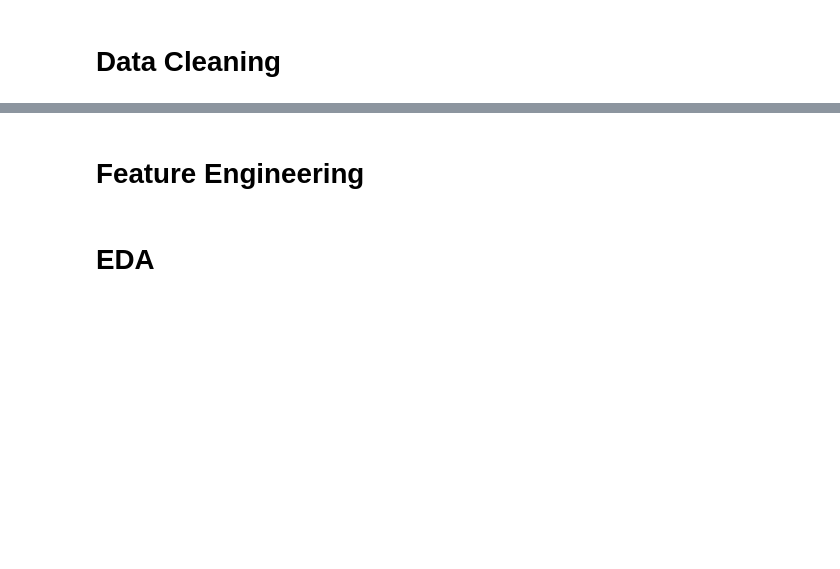
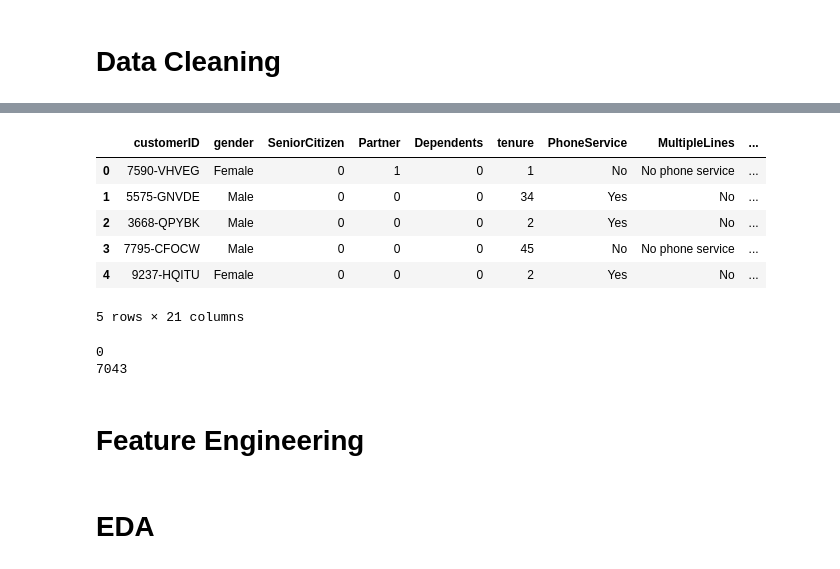
Before and after one commit to Mohamed-Elsemary/Data-Driven-Customer-Retention, a Jupyter notebook: Data_Driven_Customer_Retention_.ipynb, the cells around one changed output, grey strips where cells are left out. Saved outputs shown, nothing was run; the diff lists cells and outputs as text; code cells hidden in the pictures; blank space fills up the shorter version.

```diff
--- a/Data_Driven_Customer_Retention_.ipynb
+++ b/Data_Driven_Customer_Retention_.ipynb
@@ -420,2 +431,17 @@ These findings indicate that some variables are strongly related
 # %% [markdown]
 # Data Cleaning
+# %%
+# Type Correction
+df["TotalCharges"] = pd.to_numeric(df["TotalCharges"], errors="coerce")
+
+# Optional: fill missing values if any appeared after coercion
+df["TotalCharges"] = df["TotalCharges"].fillna(0)
+
+cat_cols = [
+    "customerID", "gender", "MultipleLines", "InternetService",
+    "OnlineSecurity", "OnlineBackup", "DeviceProtection",
+    "TechSupport", "StreamingTV", "StreamingMovies",
+    "Contract", "PaymentMethod","PhoneService","PaperlessBilling"
+]
+for col in cat_cols:
+    df[col] = df[col].astype("string")
@@ -421,0 +466,5 @@ These findings indicate that some variables are strongly related
+# %%
+binary_map = {"Yes": 1, "No": 0}
+df["Partner"] = df["Partner"].astype(str).str.strip().map(binary_map)
+df["Dependents"] = df["Dependents"].astype(str).str.strip().map(binary_map)
+df["Churn"] = df["Churn"].astype(str).str.strip().map(binary_map)
@@ -422,3 +491,19 @@ These findings indicate that some variables are strongly related
+# %%
+df.head()
+# %% [output]
+|  | customerID | gender | SeniorCitizen | Partner | Dependents | tenure | PhoneService | MultipleLines | ... |
+| 0 | 7590-VHVEG | Female | 0 | 1 | 0 | 1 | No | No phone service | ... |
+| 1 | 5575-GNVDE | Male | 0 | 0 | 0 | 34 | Yes | No | ... |
+| 2 | 3668-QPYBK | Male | 0 | 0 | 0 | 2 | Yes | No | ... |
+| 3 | 7795-CFOCW | Male | 0 | 0 | 0 | 45 | No | No phone service | ... |
+| 4 | 9237-HQITU | Female | 0 | 0 | 0 | 2 | Yes | No | ... |
+5 rows × 21 columns
+# %%
+print(df.duplicated().sum())
+print(df['customerID'].nunique()) # 7043 shows no exact duplicated in customerID
+# %% [output]
+0
+7043
 # %% [markdown]
 # Feature Engineering
 # %% [markdown]
```
Also changed, not shown: parts of 6 cells of this notebook.
